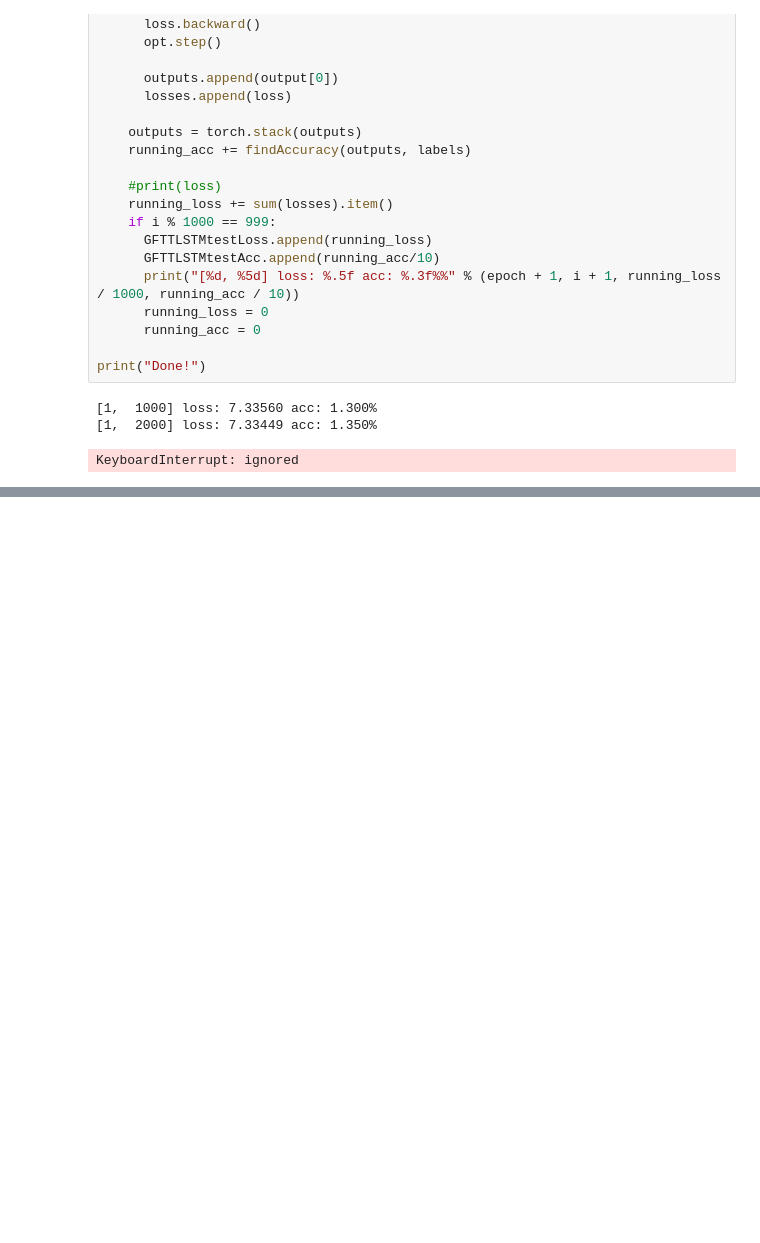
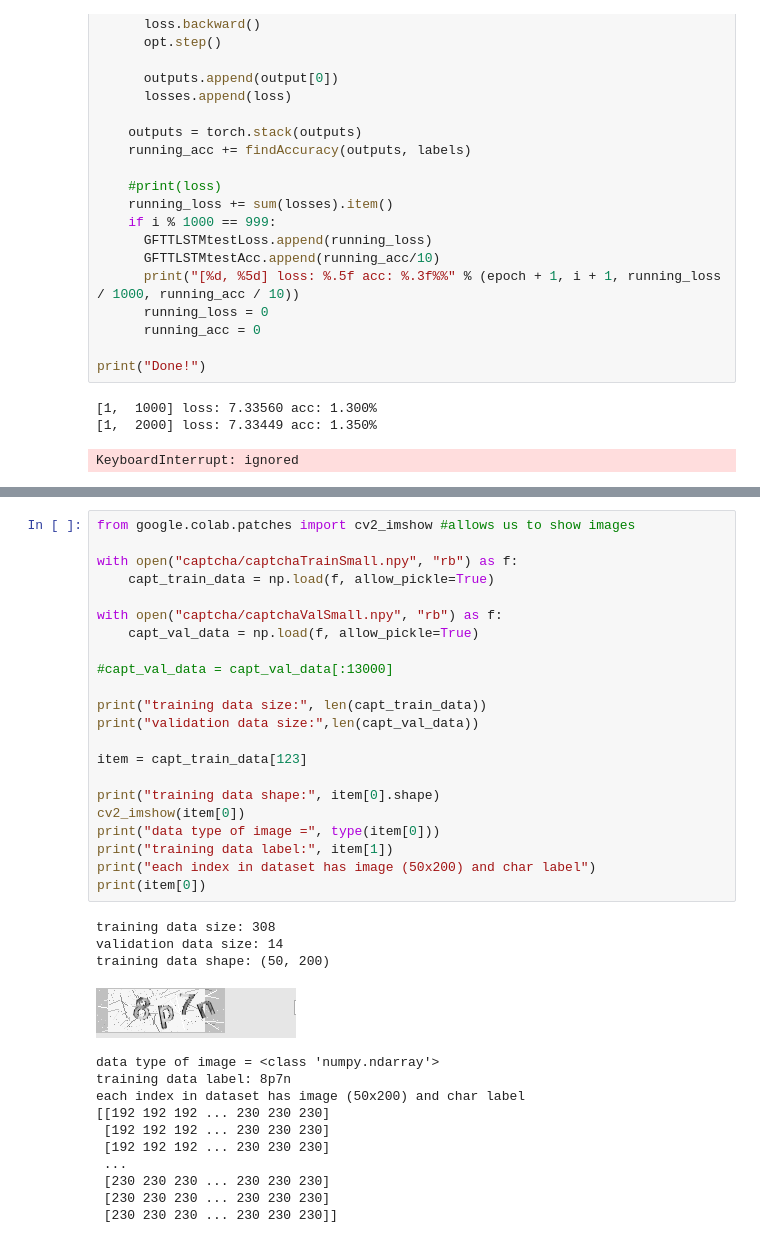
Before and after one commit to CharFox1/CompVisProj, a Jupyter notebook: lstmCharModel.ipynb, the cells around one changed output, grey strips where cells are left out. Cells and saved outputs as stored; diff of their text form; blank space fills up the shorter version.

```diff
--- a/lstmCharModel.ipynb
+++ b/lstmCharModel.ipynb
@@ -903,0 +905,37 @@ KeyboardInterrupt: ignored
+# %%
+from google.colab.patches import cv2_imshow #allows us to show images
+
+with open("captcha/captchaTrainSmall.npy", "rb") as f:
+    capt_train_data = np.load(f, allow_pickle=True)
+
+with open("captcha/captchaValSmall.npy", "rb") as f:
+    capt_val_data = np.load(f, allow_pickle=True)
+
+#capt_val_data = capt_val_data[:13000]
+
+print("training data size:", len(capt_train_data))
+print("validation data size:",len(capt_val_data))
+
+item = capt_train_data[123]
+
+print("training data shape:", item[0].shape)
+cv2_imshow(item[0])
+print("data type of image =", type(item[0]))
+print("training data label:", item[1])
+print("each index in dataset has image (50x200) and char label")
+print(item[0])
+# %% [output]
+training data size: 308
+validation data size: 14
+training data shape: (50, 200)
+[figure, added]
+data type of image = <class 'numpy.ndarray'>
+training data label: 8p7n
+each index in dataset has image (50x200) and char label
+[[192 192 192 ... 230 230 230]
+ [192 192 192 ... 230 230 230]
+ [192 192 192 ... 230 230 230]
+ ...
+ [230 230 230 ... 230 230 230]
+ [230 230 230 ... 230 230 230]
+ [230 230 230 ... 230 230 230]]
```
Also changed, not shown: parts of 10 cells of this notebook.
